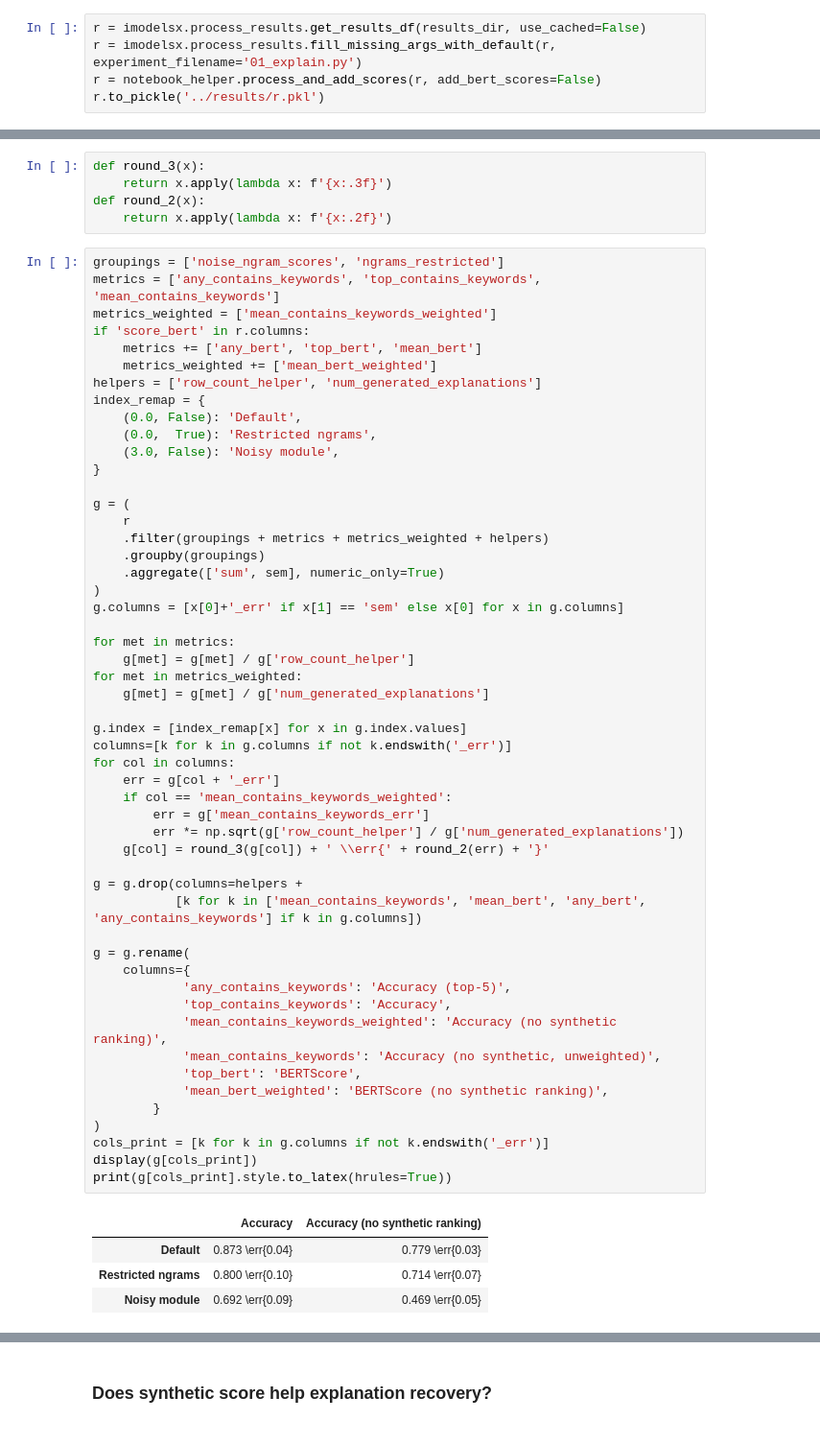
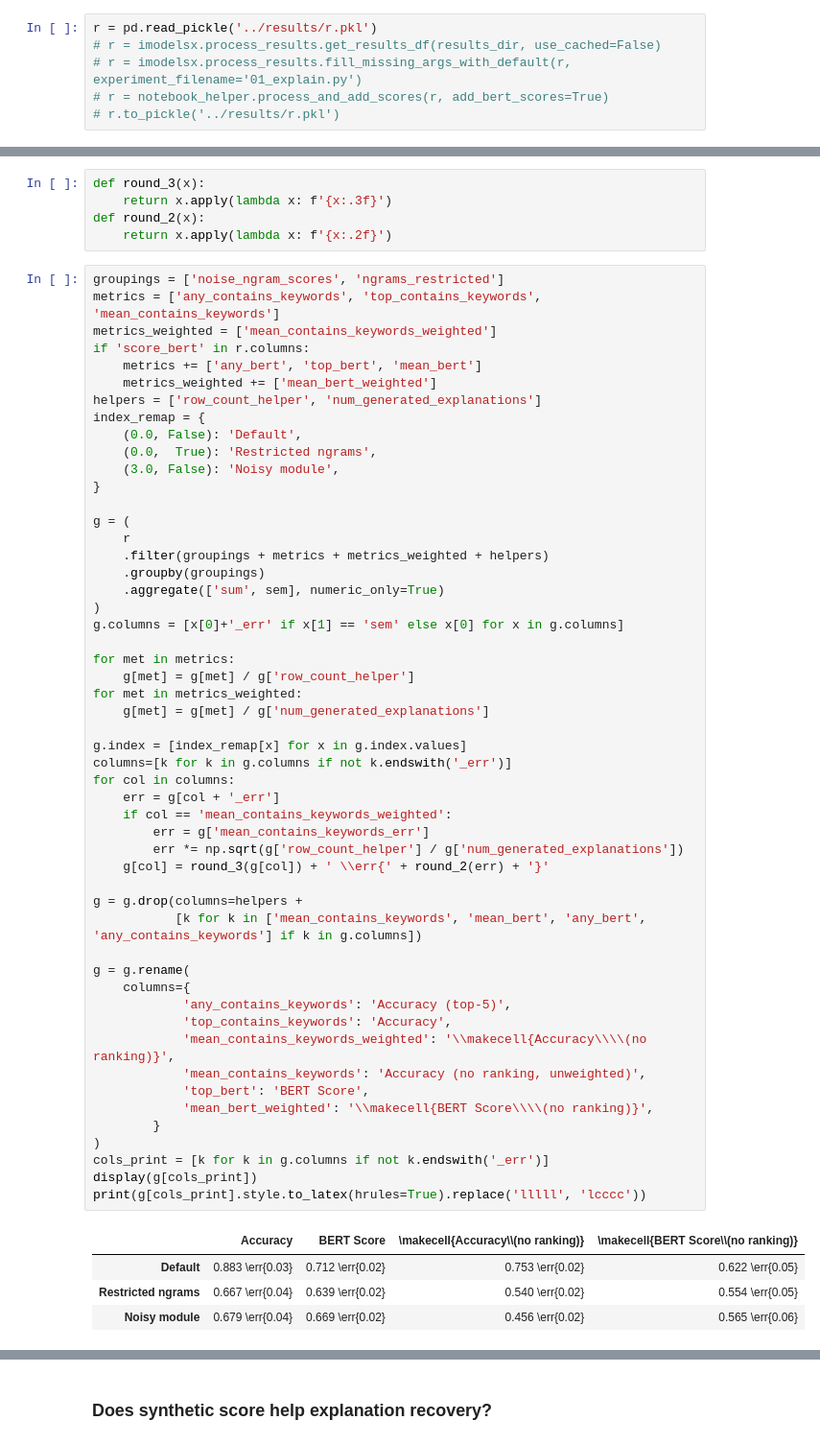
Before and after one commit to microsoft/automated-explanations, a Jupyter notebook: notebooks/02_synthetic_metrics.ipynb, the cells around one changed output, grey strips where cells are left out. Shown at 96% size. Saved outputs shown, nothing was run; the diff lists cells and outputs as text.

```diff
--- a/notebooks/02_synthetic_metrics.ipynb
+++ b/notebooks/02_synthetic_metrics.ipynb
@@ -29,10 +29,11 @@ sys.path.append('../experiments/')
 # results_dir = '/home/chansingh/mntv1/mprompt/feb18_synthetic_sweep'
 results_dir = '/home/chansingh/mntv1/mprompt/feb25'
 # %%
-r = imodelsx.process_results.get_results_df(results_dir, use_cached=False)
-r = imodelsx.process_results.fill_missing_args_with_default(r, experiment_filename='01_explain.py')
-r = notebook_helper.process_and_add_scores(r, add_bert_scores=False)
-r.to_pickle('../results/r.pkl')
+r = pd.read_pickle('../results/r.pkl')
+# r = imodelsx.process_results.get_results_df(results_dir, use_cached=False)
+# r = imodelsx.process_results.fill_missing_args_with_default(r, experiment_filename='01_explain.py')
+# r = notebook_helper.process_and_add_scores(r, add_bert_scores=True)
+# r.to_pickle('../results/r.pkl')
 # %%
 # simplifying
 default_params = {
@@ -72,39 +73,39 @@ g = (
     .aggregate(['sum', sem], numeric_only=True)
 )
 g.columns = [x[0]+'_err' if x[1] == 'sem' else x[0] for x in g.columns]
 
 for met in metrics:
     g[met] = g[met] / g['row_count_helper']
 for met in metrics_weighted:
     g[met] = g[met] / g['num_generated_explanations']
 
 g.index = [index_remap[x] for x in g.index.values]
 columns=[k for k in g.columns if not k.endswith('_err')]
 for col in columns:
     err = g[col + '_err']
     if col == 'mean_contains_keywords_weighted':
         err = g['mean_contains_keywords_err']
         err *= np.sqrt(g['row_count_helper'] / g['num_generated_explanations'])
     g[col] = round_3(g[col]) + ' \\err{' + round_2(err) + '}'
 
 g = g.drop(columns=helpers +
            [k for k in ['mean_contains_keywords', 'mean_bert', 'any_bert', 'any_contains_keywords'] if k in g.columns])
 
 g = g.rename(
     columns={
             'any_contains_keywords': 'Accuracy (top-5)',
             'top_contains_keywords': 'Accuracy',
-            'mean_contains_keywords_weighted': 'Accuracy (no synthetic ranking)',
-            'mean_contains_keywords': 'Accuracy (no synthetic, unweighted)',
-            'top_bert': 'BERTScore',
-            'mean_bert_weighted': 'BERTScore (no synthetic ranking)',
+            'mean_contains_keywords_weighted': '\\makecell{Accuracy\\\\(no ranking)}',
+            'mean_contains_keywords': 'Accuracy (no ranking, unweighted)',
+            'top_bert': 'BERT Score',
+            'mean_bert_weighted': '\\makecell{BERT Score\\\\(no ranking)}',
         }
 )
 cols_print = [k for k in g.columns if not k.endswith('_err')]
 display(g[cols_print])
-print(g[cols_print].style.to_latex(hrules=True))
+print(g[cols_print].style.to_latex(hrules=True).replace('lllll', 'lcccc'))
 # %% [output]
-|  | Accuracy | Accuracy (no synthetic ranking) |
-| Default | 0.873 \err{0.04} | 0.779 \err{0.03} |
-| Restricted ngrams | 0.800 \err{0.10} | 0.714 \err{0.07} |
-| Noisy module | 0.692 \err{0.09} | 0.469 \err{0.05} |
+|  | Accuracy | BERT Score | \makecell{Accuracy\\(no ranking)} | \makecell{BERT Score\\(no ranking)} |
+| Default | 0.883 \err{0.03} | 0.712 \err{0.02} | 0.753 \err{0.02} | 0.622 \err{0.05} |
+| Restricted ngrams | 0.667 \err{0.04} | 0.639 \err{0.02} | 0.540 \err{0.02} | 0.554 \err{0.05} |
+| Noisy module | 0.679 \err{0.04} | 0.669 \err{0.02} | 0.456 \err{0.02} | 0.565 \err{0.06} |
```
Also changed, not shown: parts of 3 cells of this notebook, 3 other files.
